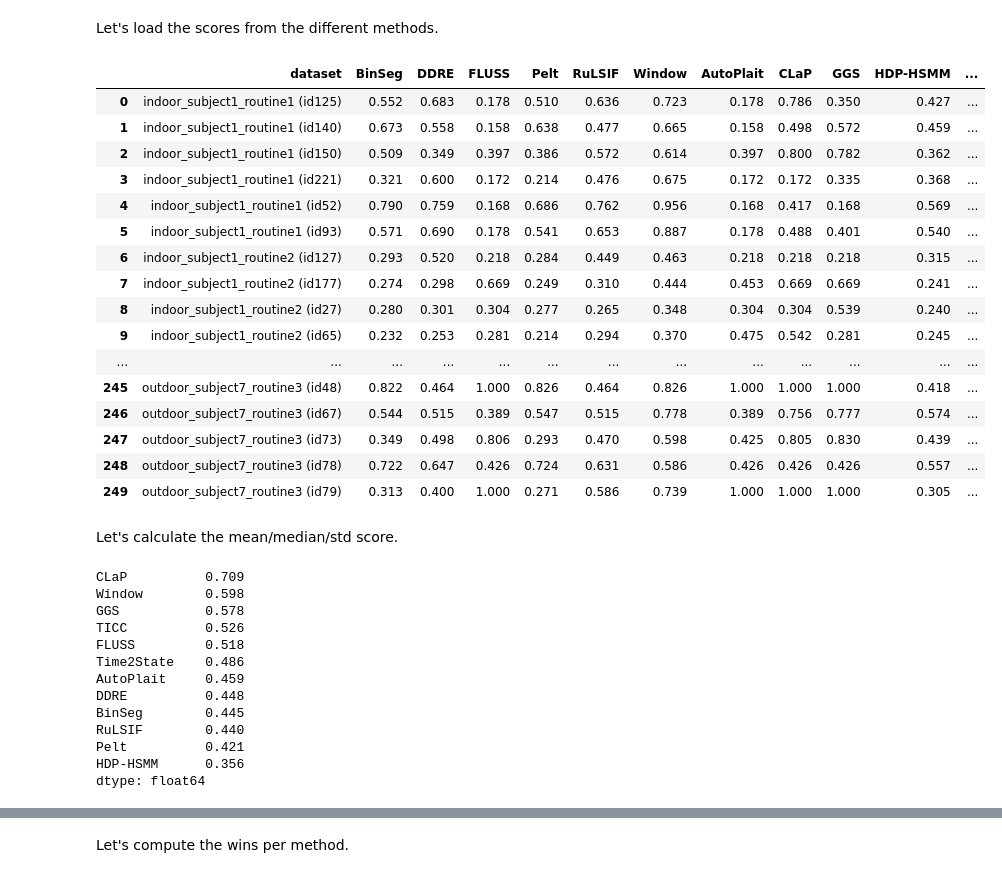
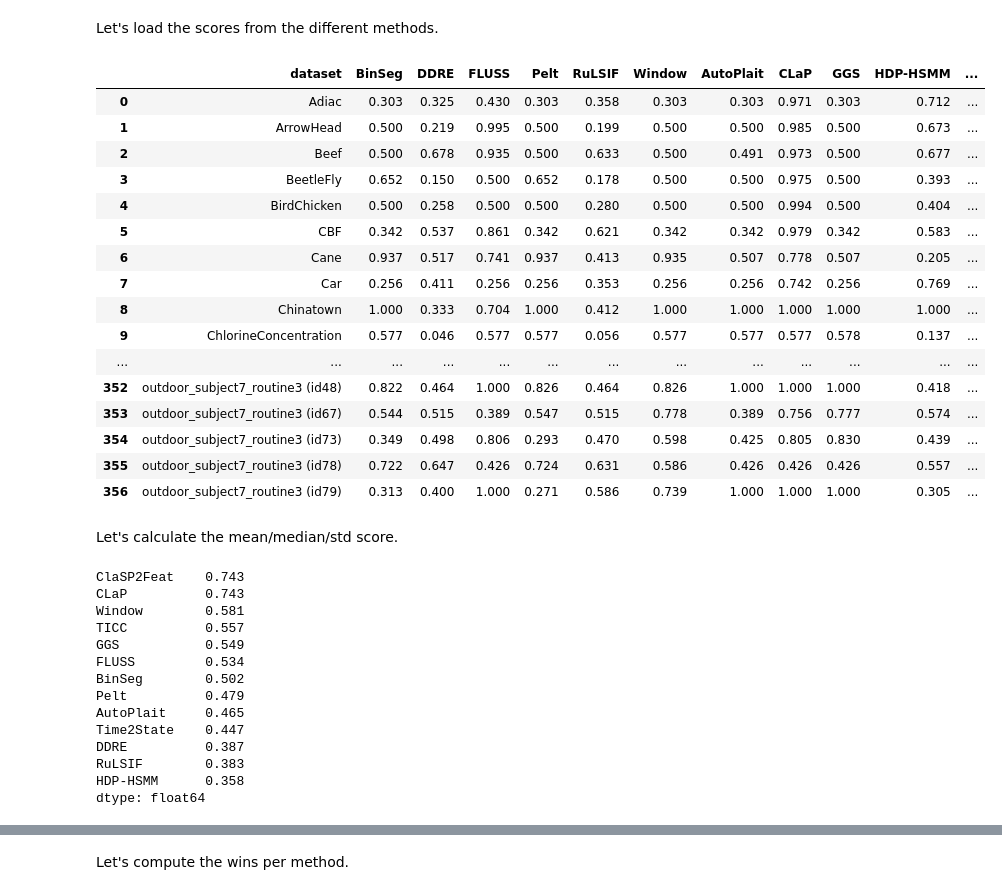
Before and after one commit to ermshaua/classification-label-profile, a Jupyter notebook: notebooks/comparative_analysis/segmentation_competitor_combined.ipynb, the cells around one changed output, grey strips where cells are left out. Cells and saved outputs as stored; diff of their text form; code cells hidden in the pictures.

```diff
--- a/notebooks/comparative_analysis/segmentation_competitor_combined.ipynb
+++ b/notebooks/comparative_analysis/segmentation_competitor_combined.ipynb
@@ -34,70 +34,71 @@ eval_score = "covering_score"
 Let's load the scores from the different methods.
 # %%
 c1 = ["BinSeg", "DDRE", "FLUSS", "Pelt", "RuLSIF", "Window"]
-c2 = ["AutoPlait", "CLaP", "GGS", "HDP-HSMM", "TICC", "Time2State"]
+c2 = ["AutoPlait", "CLaP", "GGS", "HDP-HSMM", "TICC", "Time2State", "ClaSP2Feat"]
 
-datasets = ["HAS"] #
+datasets = ["TSSB", "UTSA", "HAS"] #
 methods, dfs = list(), list()
 
 for candidate_name in c1:
     methods.append((candidate_name, "segmentation", f"{candidate_name}.csv.gz"))
 
 for candidate_name in c2:
     methods.append((candidate_name, "state_detection", f"{candidate_name}.csv.gz"))
 
 for idx, (name, comp_type, file_name) in enumerate(methods):
     df = []
 
     for d in datasets:
         df.append(pd.read_csv(f"../../experiments/{comp_type}/{d}_{file_name}", usecols=["dataset", eval_score], compression="gzip"))
 
     df = pd.concat(df)
     df.sort_values(by="dataset", inplace=True)
     dfs.append((name, df))
 
 df_scores = pd.DataFrame()
 
 for name, df in dfs:
     df_scores["dataset"] = df.dataset
     df_scores[name] = df[eval_score]
 
 df_scores.reset_index(drop=True, inplace=True)
 df_scores
 # %% [output]
 |  | dataset | BinSeg | DDRE | FLUSS | Pelt | RuLSIF | Window | AutoPlait | CLaP | GGS | HDP-HSMM | ... |
-| 0 | indoor_subject1_routine1 (id125) | 0.552 | 0.683 | 0.178 | 0.510 | 0.636 | 0.723 | 0.178 | 0.786 | 0.350 | 0.427 | ... |
-| 1 | indoor_subject1_routine1 (id140) | 0.673 | 0.558 | 0.158 | 0.638 | 0.477 | 0.665 | 0.158 | 0.498 | 0.572 | 0.459 | ... |
-| 2 | indoor_subject1_routine1 (id150) | 0.509 | 0.349 | 0.397 | 0.386 | 0.572 | 0.614 | 0.397 | 0.800 | 0.782 | 0.362 | ... |
-| 3 | indoor_subject1_routine1 (id221) | 0.321 | 0.600 | 0.172 | 0.214 | 0.476 | 0.675 | 0.172 | 0.172 | 0.335 | 0.368 | ... |
-| 4 | indoor_subject1_routine1 (id52) | 0.790 | 0.759 | 0.168 | 0.686 | 0.762 | 0.956 | 0.168 | 0.417 | 0.168 | 0.569 | ... |
-| 5 | indoor_subject1_routine1 (id93) | 0.571 | 0.690 | 0.178 | 0.541 | 0.653 | 0.887 | 0.178 | 0.488 | 0.401 | 0.540 | ... |
-| 6 | indoor_subject1_routine2 (id127) | 0.293 | 0.520 | 0.218 | 0.284 | 0.449 | 0.463 | 0.218 | 0.218 | 0.218 | 0.315 | ... |
-| 7 | indoor_subject1_routine2 (id177) | 0.274 | 0.298 | 0.669 | 0.249 | 0.310 | 0.444 | 0.453 | 0.669 | 0.669 | 0.241 | ... |
-| 8 | indoor_subject1_routine2 (id27) | 0.280 | 0.301 | 0.304 | 0.277 | 0.265 | 0.348 | 0.304 | 0.304 | 0.539 | 0.240 | ... |
-| 9 | indoor_subject1_routine2 (id65) | 0.232 | 0.253 | 0.281 | 0.214 | 0.294 | 0.370 | 0.475 | 0.542 | 0.281 | 0.245 | ... |
+| 0 | Adiac | 0.303 | 0.325 | 0.430 | 0.303 | 0.358 | 0.303 | 0.303 | 0.971 | 0.303 | 0.712 | ... |
+| 1 | ArrowHead | 0.500 | 0.219 | 0.995 | 0.500 | 0.199 | 0.500 | 0.500 | 0.985 | 0.500 | 0.673 | ... |
+| 2 | Beef | 0.500 | 0.678 | 0.935 | 0.500 | 0.633 | 0.500 | 0.491 | 0.973 | 0.500 | 0.677 | ... |
+| 3 | BeetleFly | 0.652 | 0.150 | 0.500 | 0.652 | 0.178 | 0.500 | 0.500 | 0.975 | 0.500 | 0.393 | ... |
+| 4 | BirdChicken | 0.500 | 0.258 | 0.500 | 0.500 | 0.280 | 0.500 | 0.500 | 0.994 | 0.500 | 0.404 | ... |
+| 5 | CBF | 0.342 | 0.537 | 0.861 | 0.342 | 0.621 | 0.342 | 0.342 | 0.979 | 0.342 | 0.583 | ... |
+| 6 | Cane | 0.937 | 0.517 | 0.741 | 0.937 | 0.413 | 0.935 | 0.507 | 0.778 | 0.507 | 0.205 | ... |
+| 7 | Car | 0.256 | 0.411 | 0.256 | 0.256 | 0.353 | 0.256 | 0.256 | 0.742 | 0.256 | 0.769 | ... |
+| 8 | Chinatown | 1.000 | 0.333 | 0.704 | 1.000 | 0.412 | 1.000 | 1.000 | 1.000 | 1.000 | 1.000 | ... |
+| 9 | ChlorineConcentration | 0.577 | 0.046 | 0.577 | 0.577 | 0.056 | 0.577 | 0.577 | 0.577 | 0.578 | 0.137 | ... |
 | ... | ... | ... | ... | ... | ... | ... | ... | ... | ... | ... | ... | ... |
-| 245 | outdoor_subject7_routine3 (id48) | 0.822 | 0.464 | 1.000 | 0.826 | 0.464 | 0.826 | 1.000 | 1.000 | 1.000 | 0.418 | ... |
-| 246 | outdoor_subject7_routine3 (id67) | 0.544 | 0.515 | 0.389 | 0.547 | 0.515 | 0.778 | 0.389 | 0.756 | 0.777 | 0.574 | ... |
-| 247 | outdoor_subject7_routine3 (id73) | 0.349 | 0.498 | 0.806 | 0.293 | 0.470 | 0.598 | 0.425 | 0.805 | 0.830 | 0.439 | ... |
-| 248 | outdoor_subject7_routine3 (id78) | 0.722 | 0.647 | 0.426 | 0.724 | 0.631 | 0.586 | 0.426 | 0.426 | 0.426 | 0.557 | ... |
-| 249 | outdoor_subject7_routine3 (id79) | 0.313 | 0.400 | 1.000 | 0.271 | 0.586 | 0.739 | 1.000 | 1.000 | 1.000 | 0.305 | ... |
+| 352 | outdoor_subject7_routine3 (id48) | 0.822 | 0.464 | 1.000 | 0.826 | 0.464 | 0.826 | 1.000 | 1.000 | 1.000 | 0.418 | ... |
+| 353 | outdoor_subject7_routine3 (id67) | 0.544 | 0.515 | 0.389 | 0.547 | 0.515 | 0.778 | 0.389 | 0.756 | 0.777 | 0.574 | ... |
+| 354 | outdoor_subject7_routine3 (id73) | 0.349 | 0.498 | 0.806 | 0.293 | 0.470 | 0.598 | 0.425 | 0.805 | 0.830 | 0.439 | ... |
+| 355 | outdoor_subject7_routine3 (id78) | 0.722 | 0.647 | 0.426 | 0.724 | 0.631 | 0.586 | 0.426 | 0.426 | 0.426 | 0.557 | ... |
+| 356 | outdoor_subject7_routine3 (id79) | 0.313 | 0.400 | 1.000 | 0.271 | 0.586 | 0.739 | 1.000 | 1.000 | 1.000 | 0.305 | ... |
 # %% [markdown]
 Let's calculate the mean/median/std score.
 # %%
 df_scores.iloc[:,1:].mean(axis=0).sort_values(ascending=False).round(3)
 # %% [output]
-CLaP          0.709
-Window        0.598
-GGS           0.578
-TICC          0.526
-FLUSS         0.518
-Time2State    0.486
-AutoPlait     0.459
-DDRE          0.448
-BinSeg        0.445
-RuLSIF        0.440
-Pelt          0.421
-HDP-HSMM      0.356
+ClaSP2Feat    0.743
+CLaP          0.743
+Window        0.581
+TICC          0.557
+GGS           0.549
+FLUSS         0.534
+BinSeg        0.502
+Pelt          0.479
+AutoPlait     0.465
+Time2State    0.447
+DDRE          0.387
+RuLSIF        0.383
+HDP-HSMM      0.358
 dtype: float64
 # %%
 df_scores.iloc[:,1:].median(axis=0).sort_values(ascending=False).round(3)
```
Also changed, not shown: parts of 7 cells of this notebook, 13 other files.
